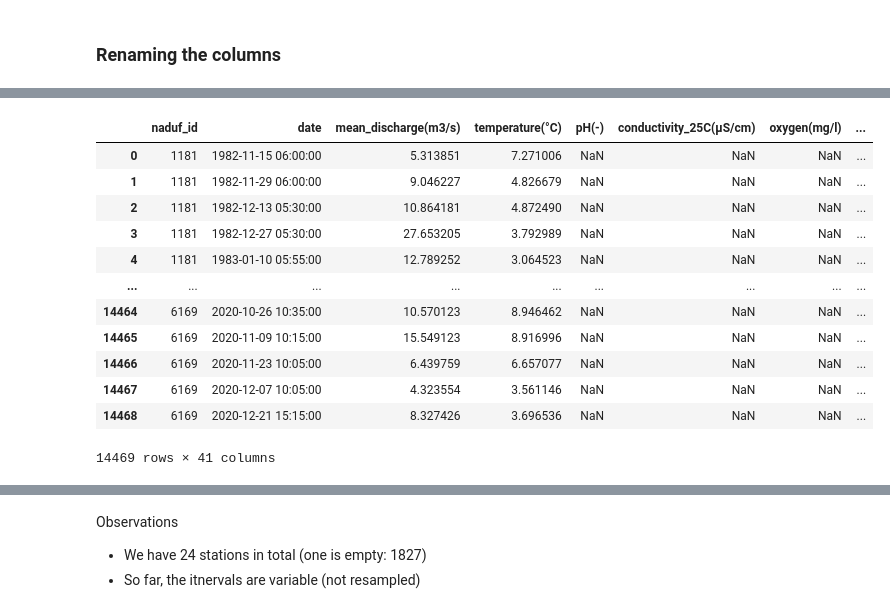
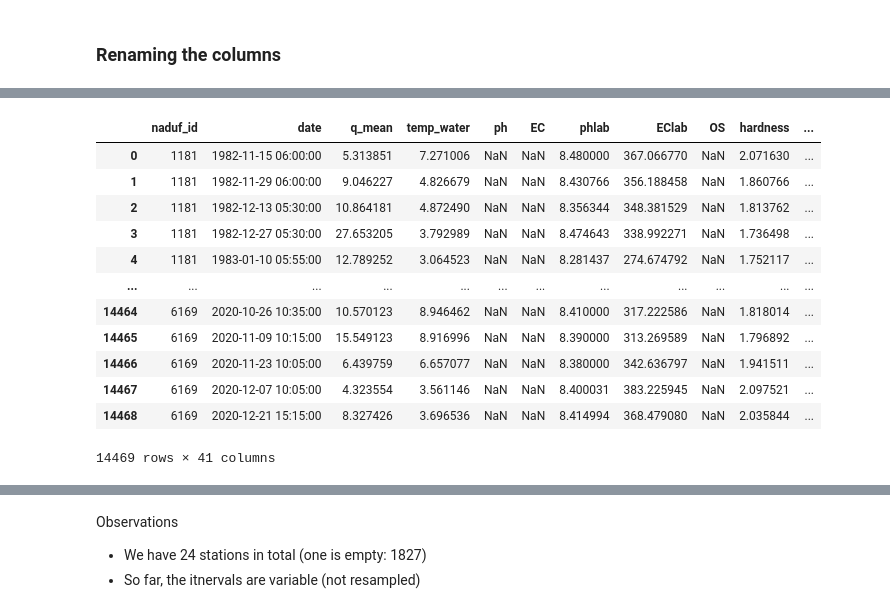
Before and after one commit to thiagovmdon/camels-ch-chem-paper, a Jupyter notebook: code/03_CAMELS_CH_CHEM_NADUF.ipynb, the cells around one changed output, grey strips where cells are left out. Saved outputs shown, nothing was run; the diff lists cells and outputs as text; code cells hidden in the pictures.

```diff
--- a/code/03_CAMELS_CH_CHEM_NADUF.ipynb
+++ b/code/03_CAMELS_CH_CHEM_NADUF.ipynb
@@ -246,33 +255,61 @@ Index(['naduf_id', 'status_number', 'remark', 'year', 'date', 'duration',
 # %%
-dataset_naduf = dataset_naduf[['naduf_id', 'date',
-       'mean_discharge(m3/s)',
-       'temperature(°C)', 'pH(-)', 'conductivity_25C(µS/cm)',
-       'oxygen(mg/l)', 'oxygen_saturation(%)', 'pH_lab(-)',
-       'conductivity_20C_lab(µS/cm)', 'total_hardness(mmol/l)',
-       'alkalinity(mmol/l)', 'calcium(mg/l)', 'magnesium(mg/l)',
-       'nitrate(mgN/l)', 'total_nitrogen(mgN/l)', 'DRP(mgP/l)',
-       'total_phosphorus(mgP/l)', 'total_phosphorus_filtered(mgP/l)',
-       'chloride(mg/l)', 'fluoride(mg/l)', 'bromide(mg/l)',
-       'silicate(mgH4SiO4/l)', 'sulphate(mgSO4/l)', 'sodium(mg/l)',
-       'potassium(mg/l)', 'iron(mg/l)', 'TOC(mgC/l)', 'DOC(mgC/l)',
-       'suspended_material(mg/l)', 'chromium(µg/l)', 'zinc(µg/l)',
-       'copper(µg/l)', 'cadmium(µg/l)', 'lead(µg/l)', 'nickel(µg/l)',
-       'mercury(µg/l)', 'barium(µg/l)', 'strontium(µg/l)', 'arsenic(µg/l)',
-       'manganese(µg/l)']]
+dataset_naduf = dataset_naduf[[
+    'naduf_id',
+    'date',
+    'q_mean',
+    'temp_water',
+    'ph',
+    'EC',
+    'phlab',
+    'EClab',
+    'OS',
+    'hardness',
+    'alkalinity',
+    'TN',
+    'DRP',
+    'TP',
+    'TFP',
+    'TOC',
+    'DOC',
+    'TSS',
+    'as',
+    'ba',
+    'br',
+    'ca',
+    'cd',
+    'cl',
+    'cr',
+    'cu',
+    'fe',
+    'f',
+    'h4sio4',
+    'hg',
+    'k',
+    'mg',
+    'mn',
+    'na',
+    'ni',
+    'no3',
+    'o',
+    'pb',
+    'so4',
+    'sr',
+    'zn',
+    ]]
 dataset_naduf
 # %% [output]
-|  | naduf_id | date | mean_discharge(m3/s) | temperature(°C) | pH(-) | conductivity_25C(µS/cm) | oxygen(mg/l) | ... |
-| 0 | 1181 | 1982-11-15 06:00:00 | 5.313851 | 7.271006 | NaN | NaN | NaN | ... |
-| 1 | 1181 | 1982-11-29 06:00:00 | 9.046227 | 4.826679 | NaN | NaN | NaN | ... |
-| 2 | 1181 | 1982-12-13 05:30:00 | 10.864181 | 4.872490 | NaN | NaN | NaN | ... |
-| 3 | 1181 | 1982-12-27 05:30:00 | 27.653205 | 3.792989 | NaN | NaN | NaN | ... |
-| 4 | 1181 | 1983-01-10 05:55:00 | 12.789252 | 3.064523 | NaN | NaN | NaN | ... |
-| ... | ... | ... | ... | ... | ... | ... | ... | ... |
-| 14464 | 6169 | 2020-10-26 10:35:00 | 10.570123 | 8.946462 | NaN | NaN | NaN | ... |
-| 14465 | 6169 | 2020-11-09 10:15:00 | 15.549123 | 8.916996 | NaN | NaN | NaN | ... |
-| 14466 | 6169 | 2020-11-23 10:05:00 | 6.439759 | 6.657077 | NaN | NaN | NaN | ... |
-| 14467 | 6169 | 2020-12-07 10:05:00 | 4.323554 | 3.561146 | NaN | NaN | NaN | ... |
-| 14468 | 6169 | 2020-12-21 15:15:00 | 8.327426 | 3.696536 | NaN | NaN | NaN | ... |
+|  | naduf_id | date | q_mean | temp_water | ph | EC | phlab | EClab | OS | hardness | ... |
+| 0 | 1181 | 1982-11-15 06:00:00 | 5.313851 | 7.271006 | NaN | NaN | 8.480000 | 367.066770 | NaN | 2.071630 | ... |
+| 1 | 1181 | 1982-11-29 06:00:00 | 9.046227 | 4.826679 | NaN | NaN | 8.430766 | 356.188458 | NaN | 1.860766 | ... |
+| 2 | 1181 | 1982-12-13 05:30:00 | 10.864181 | 4.872490 | NaN | NaN | 8.356344 | 348.381529 | NaN | 1.813762 | ... |
+| 3 | 1181 | 1982-12-27 05:30:00 | 27.653205 | 3.792989 | NaN | NaN | 8.474643 | 338.992271 | NaN | 1.736498 | ... |
+| 4 | 1181 | 1983-01-10 05:55:00 | 12.789252 | 3.064523 | NaN | NaN | 8.281437 | 274.674792 | NaN | 1.752117 | ... |
+| ... | ... | ... | ... | ... | ... | ... | ... | ... | ... | ... | ... |
+| 14464 | 6169 | 2020-10-26 10:35:00 | 10.570123 | 8.946462 | NaN | NaN | 8.410000 | 317.222586 | NaN | 1.818014 | ... |
+| 14465 | 6169 | 2020-11-09 10:15:00 | 15.549123 | 8.916996 | NaN | NaN | 8.390000 | 313.269589 | NaN | 1.796892 | ... |
+| 14466 | 6169 | 2020-11-23 10:05:00 | 6.439759 | 6.657077 | NaN | NaN | 8.380000 | 342.636797 | NaN | 1.941511 | ... |
+| 14467 | 6169 | 2020-12-07 10:05:00 | 4.323554 | 3.561146 | NaN | NaN | 8.400031 | 383.225945 | NaN | 2.097521 | ... |
+| 14468 | 6169 | 2020-12-21 15:15:00 | 8.327426 | 3.696536 | NaN | NaN | 8.414994 | 368.479080 | NaN | 2.035844 | ... |
 14469 rows × 41 columns
 # %%
 # Convert to datetime:
```
Also changed, not shown: parts of 8 cells of this notebook, 2 other files.
